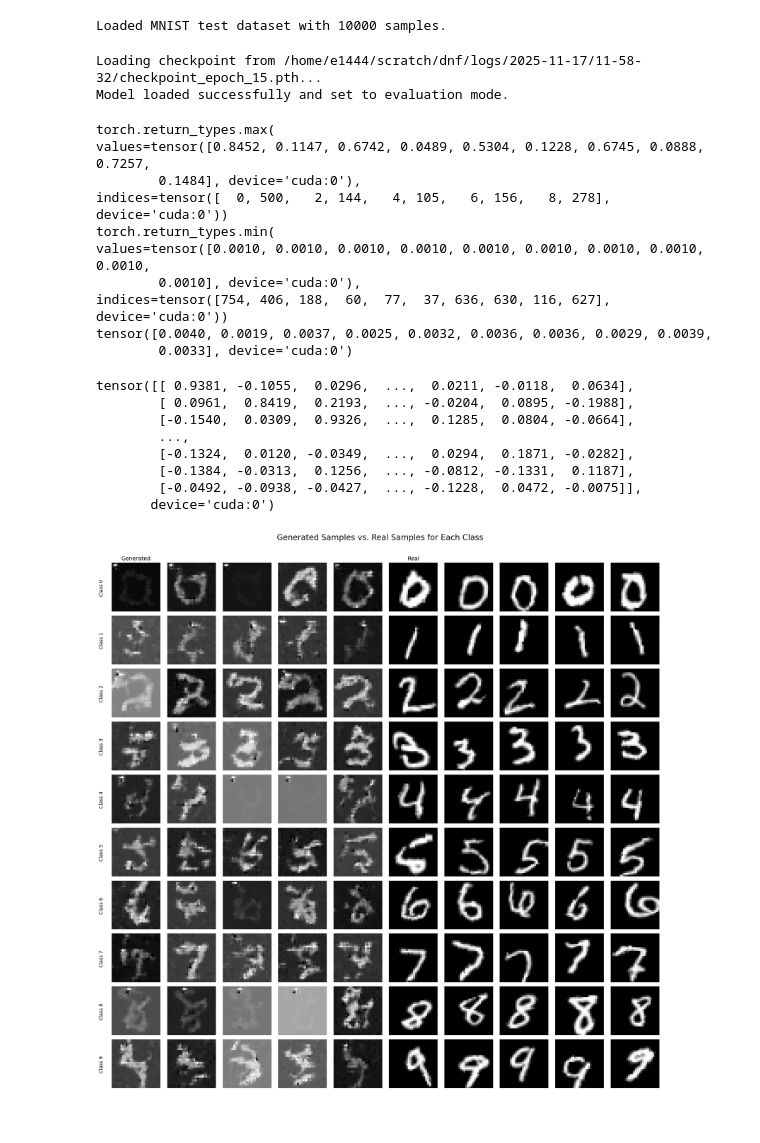
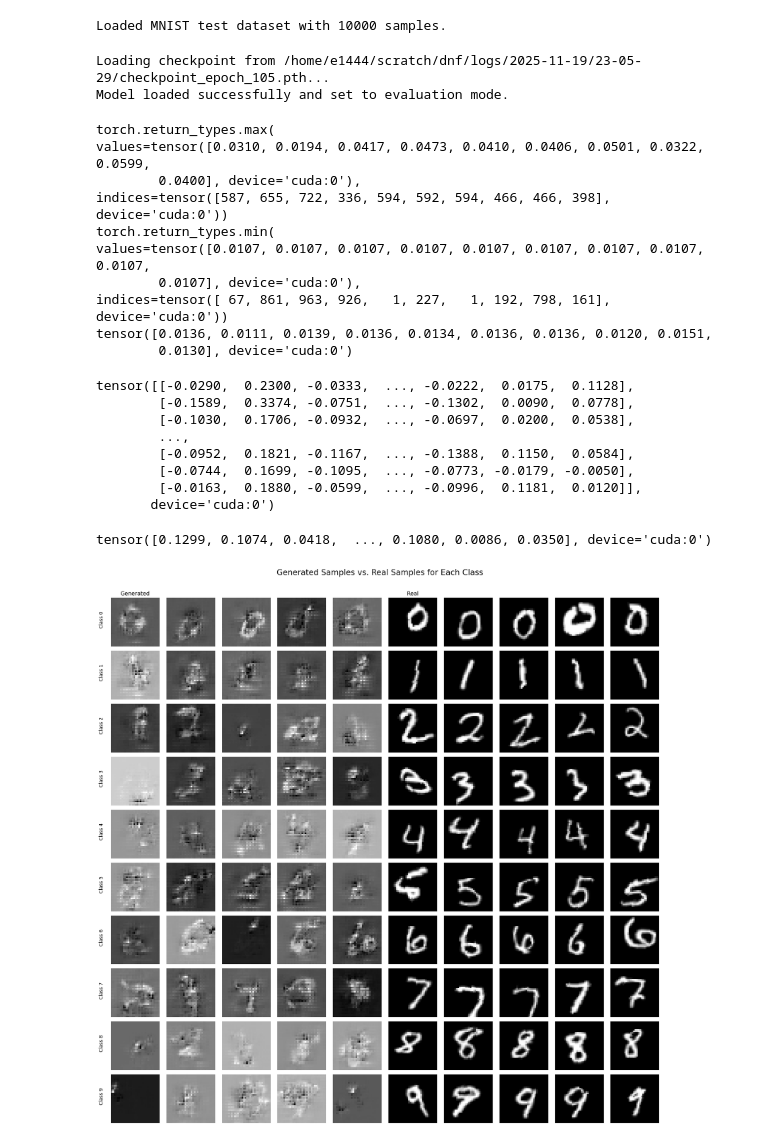
Before and after one commit to e1444/dnf, a Jupyter notebook: notebooks/inference.ipynb, the cells around one changed output. Drawn from its saved outputs; the diff is of its cells as text; code cells hidden in the pictures.

```diff
--- a/notebooks/inference.ipynb
+++ b/notebooks/inference.ipynb
@@ -75,10 +68,11 @@ print(f"Loaded MNIST test dataset with {len(test_dataset)} samples.")
 Loaded MNIST test dataset with 10000 samples.
 # %%
 # --- 1. Instantiate a new model ---
+cfg.model.hidden_channels = 512
 model = hydra.utils.instantiate(cfg.model, _convert_="partial").to(device)
 
 # --- 2. Load the checkpoint file ---
-CHECKPOINT_PATH = "/home/e1444/scratch/dnf/logs/2025-11-17/11-58-32/checkpoint_epoch_20.pth" # Specify
+CHECKPOINT_PATH = "/home/e1444/scratch/dnf/logs/2025-11-19/23-05-29/checkpoint_epoch_105.pth" # Specify
 if not os.path.exists(CHECKPOINT_PATH):
     raise FileNotFoundError(f"Checkpoint file not found at '{CHECKPOINT_PATH}'. Please update the path.")
 
@@ -97,35 +91,39 @@ model.eval()
 
 print("Model loaded successfully and set to evaluation mode.")
 # %% [output]
-Loading checkpoint from /home/e1444/scratch/dnf/logs/2025-11-17/11-58-32/checkpoint_epoch_15.pth...
+Loading checkpoint from /home/e1444/scratch/dnf/logs/2025-11-19/23-05-29/checkpoint_epoch_105.pth...
 Model loaded successfully and set to evaluation mode.
 # %%
-vars = torch.log(1 + torch.exp(trainable_v)) + 1e-3
+vars = torch.log(1 + torch.exp(trainable_v)) + 1e-2
 print(vars.max(dim=1))
 print(vars.min(dim=1))
 print(vars.mean(dim=1))
 # %% [output]
 torch.return_types.max(
-values=tensor([0.8452, 0.1147, 0.6742, 0.0489, 0.5304, 0.1228, 0.6745, 0.0888, 0.7257,
-        0.1484], device='cuda:0'),
-indices=tensor([  0, 500,   2, 144,   4, 105,   6, 156,   8, 278], device='cuda:0'))
+values=tensor([0.0310, 0.0194, 0.0417, 0.0473, 0.0410, 0.0406, 0.0501, 0.0322, 0.0599,
+        0.0400], device='cuda:0'),
+indices=tensor([587, 655, 722, 336, 594, 592, 594, 466, 466, 398], device='cuda:0'))
 torch.return_types.min(
-values=tensor([0.0010, 0.0010, 0.0010, 0.0010, 0.0010, 0.0010, 0.0010, 0.0010, 0.0010,
-        0.0010], device='cuda:0'),
-indices=tensor([754, 406, 188,  60,  77,  37, 636, 630, 116, 627], device='cuda:0'))
-tensor([0.0040, 0.0019, 0.0037, 0.0025, 0.0032, 0.0036, 0.0036, 0.0029, 0.0039,
-        0.0033], device='cuda:0')
+values=tensor([0.0107, 0.0107, 0.0107, 0.0107, 0.0107, 0.0107, 0.0107, 0.0107, 0.0107,
+        0.0107], device='cuda:0'),
+indices=tensor([ 67, 861, 963, 926,   1, 227,   1, 192, 798, 161], device='cuda:0'))
+tensor([0.0136, 0.0111, 0.0139, 0.0136, 0.0134, 0.0136, 0.0136, 0.0120, 0.0151,
+        0.0130], device='cuda:0')
 # %%
 trainable_means
 # %% [output]
-tensor([[ 0.9381, -0.1055,  0.0296,  ...,  0.0211, -0.0118,  0.0634],
-        [ 0.0961,  0.8419,  0.2193,  ..., -0.0204,  0.0895, -0.1988],
-        [-0.1540,  0.0309,  0.9326,  ...,  0.1285,  0.0804, -0.0664],
+tensor([[-0.0290,  0.2300, -0.0333,  ..., -0.0222,  0.0175,  0.1128],
+        [-0.1589,  0.3374, -0.0751,  ..., -0.1302,  0.0090,  0.0778],
+        [-0.1030,  0.1706, -0.0932,  ..., -0.0697,  0.0200,  0.0538],
         ...,
-        [-0.1324,  0.0120, -0.0349,  ...,  0.0294,  0.1871, -0.0282],
-        [-0.1384, -0.0313,  0.1256,  ..., -0.0812, -0.1331,  0.1187],
-        [-0.0492, -0.0938, -0.0427,  ..., -0.1228,  0.0472, -0.0075]],
+        [-0.0952,  0.1821, -0.1167,  ..., -0.1388,  0.1150,  0.0584],
+        [-0.0744,  0.1699, -0.1095,  ..., -0.0773, -0.0179, -0.0050],
+        [-0.0163,  0.1880, -0.0599,  ..., -0.0996,  0.1181,  0.0120]],
        device='cuda:0')
+# %%
+torch.sqrt((trainable_means[0] - trainable_means[1]) ** 2)
+# %% [output]
+tensor([0.1299, 0.1074, 0.0418,  ..., 0.1080, 0.0086, 0.0350], device='cuda:0')
 # %%
 # --- 5. Generate and Visualize Class-wise Samples vs. Real Samples ---
 # Define grid size
@@ -141,46 +139,50 @@ for img, label in test_dataset:
 # Create the figure
 fig, axes = plt.subplots(n_rows, n_cols * 2, figsize=(n_cols * 4, n_rows * 2))
 fig.suptitle('Generated Samples vs. Real Samples for Each Class', fontsize=20)
 
 with torch.no_grad():
+    # 1. Create target distributions once
+    target_dists = get_target_distributions(
+        trainable_means, trainable_v, cfg.training.num_classes
+    )
+
+    # 2. Sample a batch of latent vectors for all classes at once
+    all_z_samples = [dist.sample(sample_shape=(n_cols,)) for dist in target_dists]
+    z_batch = torch.cat(all_z_samples, dim=0) # Shape: (n_rows * n_cols, features)
+
+    # 3. Reshape the batch for the model and generate all images in one go
+    z_batch_reshaped = z_batch.view(n_rows * n_cols, 1, 32, 32)
+    generated_images, _ = model.inverse(z_batch_reshaped) # Shape: (n_rows * n_cols, 1, 28, 28)
+
+    # 4. Plot the generated and real images
     for class_idx in range(n_rows):
-        # --- Generate and plot new images ---
+        # --- Plot the batch-generated images ---
         for sample_idx in range(n_cols):
-            # Create the new, tighter target distributions
-            modified_target_dists = get_target_distributions(
-                trainable_means, trainable_v, cfg.training.num_classes
-            )
-
-            # Sample from the tighter distribution of the predicted class
-            z_sample = modified_target_dists[class_idx].sample()
-            z_sample = z_sample.view(1, 1, 28, 28)
-
-            generated_image, _ = model.inverse(z_sample)
+            # Get the correct image from the generated batch
+            image_index = class_idx * n_cols + sample_idx
+            generated_image = generated_images[image_index]
 
             # Plot
             ax = axes[class_idx, sample_idx]
             ax.imshow(generated_image.squeeze().cpu().numpy(), cmap='gray')
             ax.axis('off')
             if sample_idx == 0 and class_idx == 0:
                 ax.set_title("Generated", fontsize=14)
 
-        # --- Plot real images ---
+        # --- Plot real images (no change here) ---
         for sample_idx in range(n_cols):
-            # Get a real image for the current class
             real_image = real_images_by_class[class_idx][sample_idx]
-
-            # Plot
             ax = axes[class_idx, n_cols + sample_idx]
             ax.imshow(real_image.squeeze().numpy(), cmap='gray')
             ax.axis('off')
             if sample_idx == 0 and class_idx == 0:
                 ax.set_title("Real", fontsize=14)
 
         # Add a label for the class on the far left of each row
         axes[class_idx, 0].text(-5, 14, f"Class {class_idx}", verticalalignment='center', horizontalalignment='right', fontsize=12, rotation=90)
 
 
 plt.tight_layout(rect=[0, 0, 1, 0.97])
 plt.show()
 # %% [output]
-[figure, old version]
+[figure, new version]
```
Also changed, not shown: parts of 1 cell of this notebook, 1 other file.
